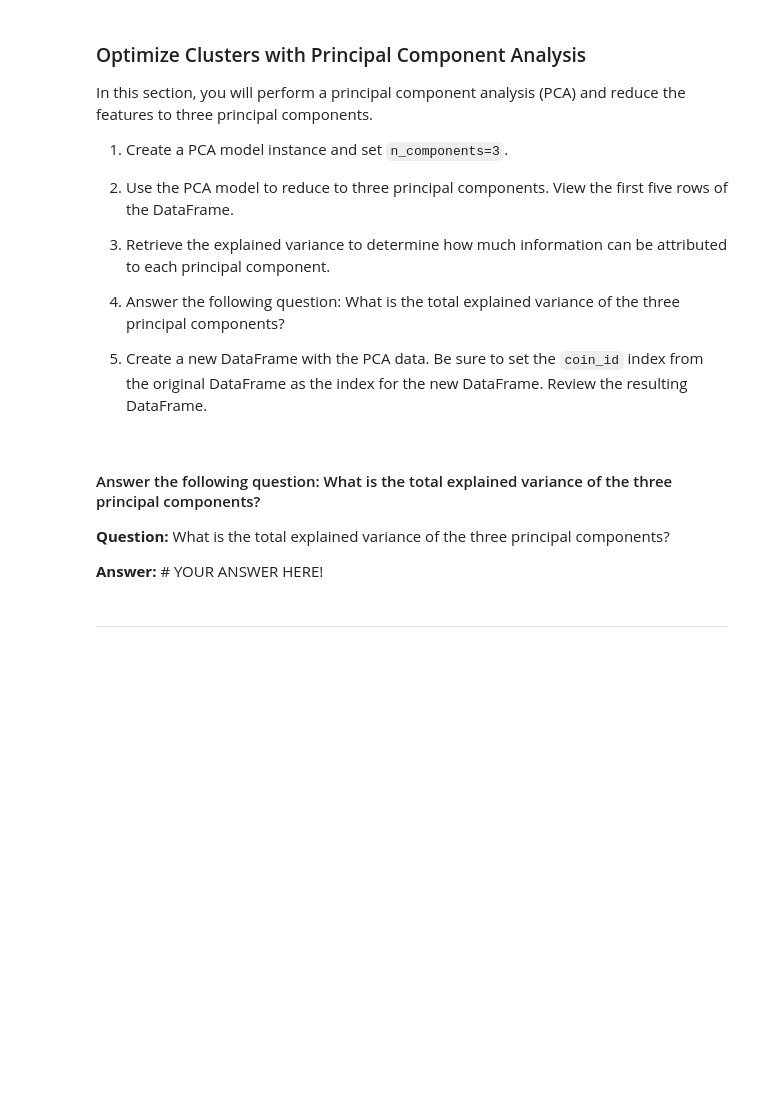
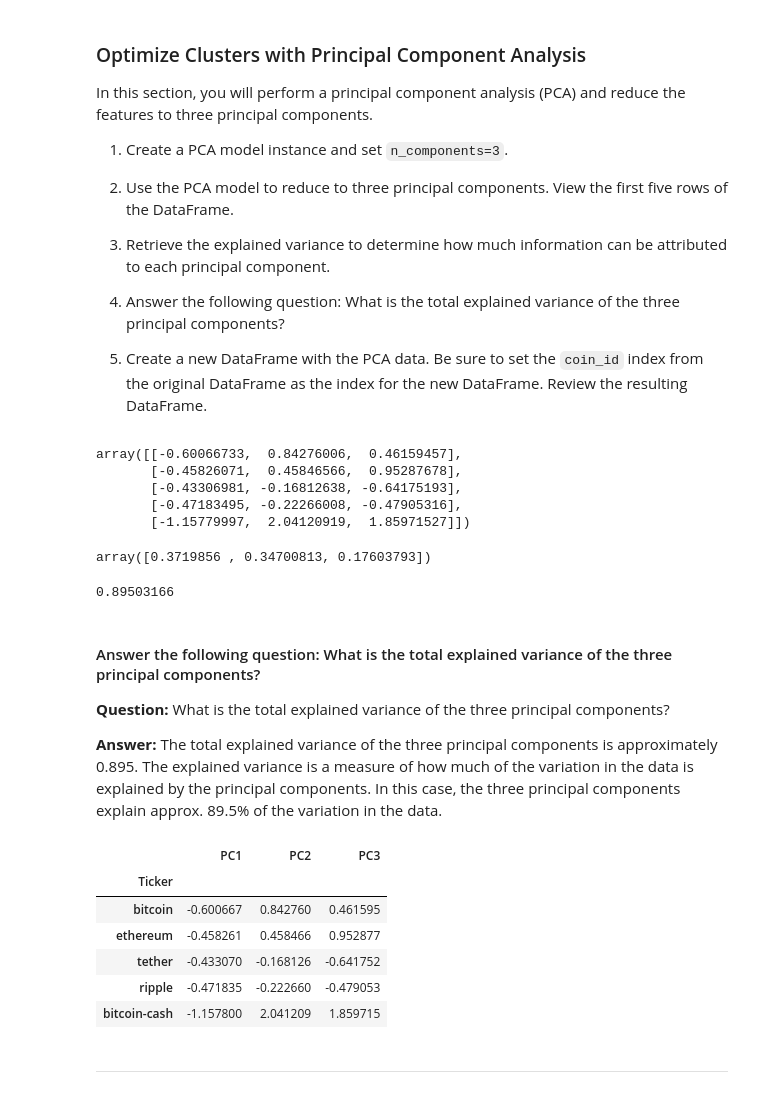
Before and after one commit to eyva19/Unsupervised_Machine_Learning, a Jupyter notebook: crypto_investments.ipynb, the cells around one changed output. Cells and saved outputs as stored; diff of their text form; code cells hidden in the pictures; blank space fills up the shorter version.

```diff
--- a/crypto_investments.ipynb
+++ b/crypto_investments.ipynb
@@ -281,39 +281,59 @@ In this section, you will perform a principal component analysis (PCA) and reduc
 5. Create a new DataFrame with the PCA data. Be sure to set the `coin_id` index from the original DataFrame as the index for the new DataFrame. Review the resulting DataFrame.
 # %%
 # Create a PCA model instance and set `n_components=3`.
-# YOUR CODE HERE!
+pca = PCA(n_components=3)
 # %%
 # Use the PCA model with `fit_transform` to reduce to
 # three principal components.
-# YOUR CODE HERE!
-
+df_market_data_scaled_pca = pca.fit_transform(df_market_data_scaled)
 # View the first five rows of the DataFrame.
-# YOUR CODE HERE!
+df_market_data_scaled_pca[:5]
+# %% [output]
+array([[-0.60066733,  0.84276006,  0.46159457],
+       [-0.45826071,  0.45846566,  0.95287678],
+       [-0.43306981, -0.16812638, -0.64175193],
+       [-0.47183495, -0.22266008, -0.47905316],
+       [-1.15779997,  2.04120919,  1.85971527]])
 # %%
 # Retrieve the explained variance to determine how much information
 # can be attributed to each principal component.
-# YOUR CODE HERE!
+pca.explained_variance_ratio_
+# %% [output]
+array([0.3719856 , 0.34700813, 0.17603793])
+# %%
+total = 0.3719856 + 0.34700813 + 0.17603793
+total
+# %% [output]
+0.89503166
 # %% [markdown]
 #### Answer the following question: What is the total explained variance of the three principal components?
 
 **Question:** What is the total explained variance of the three principal components?
 
-**Answer:** # YOUR ANSWER HERE!
+**Answer:** The total explained variance of the three principal components is approximately 0.895. The explained variance is a measure of how much of the variation in the data is explained by the principal components. In this case, the three principal components explain approx. 89.5% of the variation in the data.
 # %%
 # Create a new DataFrame with the PCA data.
 # Note: The code for this step is provided for you
 
 # Creating a DataFrame with the PCA data
-# YOUR CODE HERE!
+df_pca = pd.DataFrame(df_market_data_scaled_pca, columns=["PC1", "PC2", "PC3"])
 
 # Copy the crypto names from the original data
-# YOUR CODE HERE!
+df_pca["Ticker"] = df_market_data.index
 
 # Set the coinid column as index
-# YOUR CODE HERE!
+df_pca = df_pca.set_index("Ticker")
 
 # Display sample data
-# YOUR CODE HERE!
+df_pca.head()
+# %% [output]
+|  | PC1 | PC2 | PC3 |
+| Ticker |  |  |  |
+| bitcoin | -0.600667 | 0.842760 | 0.461595 |
+| ethereum | -0.458261 | 0.458466 | 0.952877 |
+| tether | -0.433070 | -0.168126 | -0.641752 |
+| ripple | -0.471835 | -0.222660 | -0.479053 |
+| bitcoin-cash | -1.157800 | 2.041209 | 1.859715 |
 # %% [markdown]
 ---
 # %% [markdown]
```
